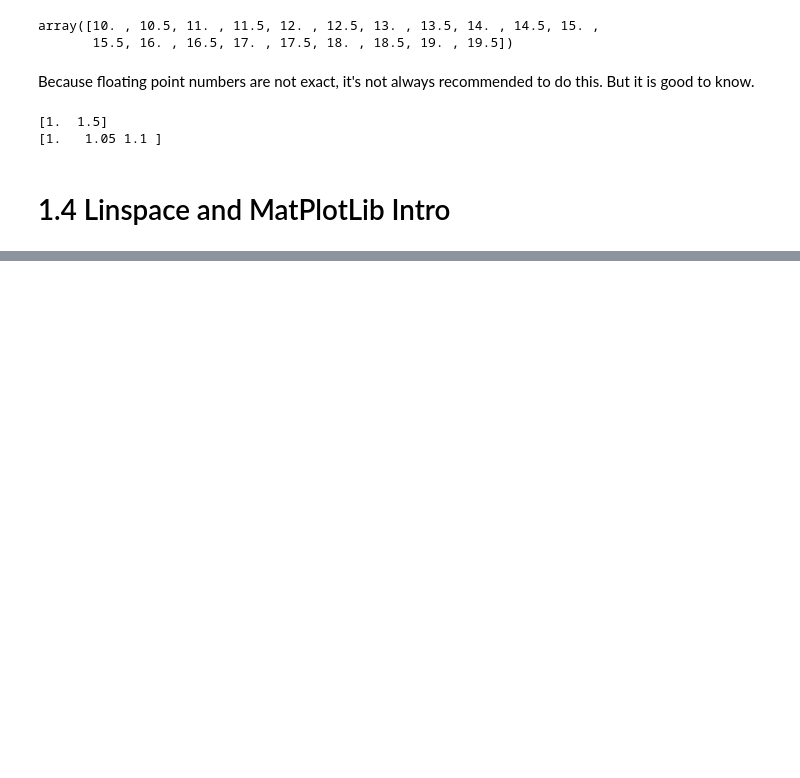
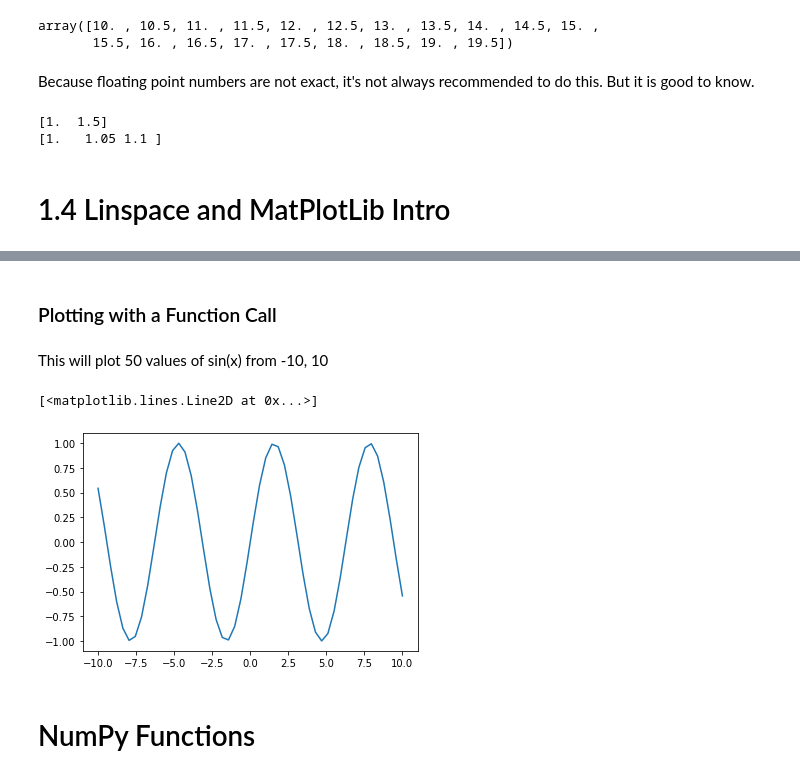
Before and after one commit to CalebCurry/ml-intro, a Jupyter notebook: Intro to ML.ipynb, the cells around one changed output, grey strips where cells are left out. Cells and saved outputs as stored; diff of their text form; code cells hidden in the pictures; blank space fills up the shorter version.

```diff
--- a/Intro to ML.ipynb
+++ b/Intro to ML.ipynb
@@ -286,0 +425,13 @@ print(np.arange(1, 1.1, .05)) #end is inclusive because rounding error. :(
+# %% [markdown]
+### Plotting with a Function Call
+# %% [markdown]
+This will plot 50 values of sin(x) from -10, 10
+# %%
+data = np.linspace(-10, 10)
+
+plt.plot(data, np.sin(data))
+# %% [output]
+[<matplotlib.lines.Line2D at 0x...>]
+[figure, added]
+# %% [markdown]
+# NumPy Functions
```
Also changed, not shown: parts of 20 cells of this notebook.
